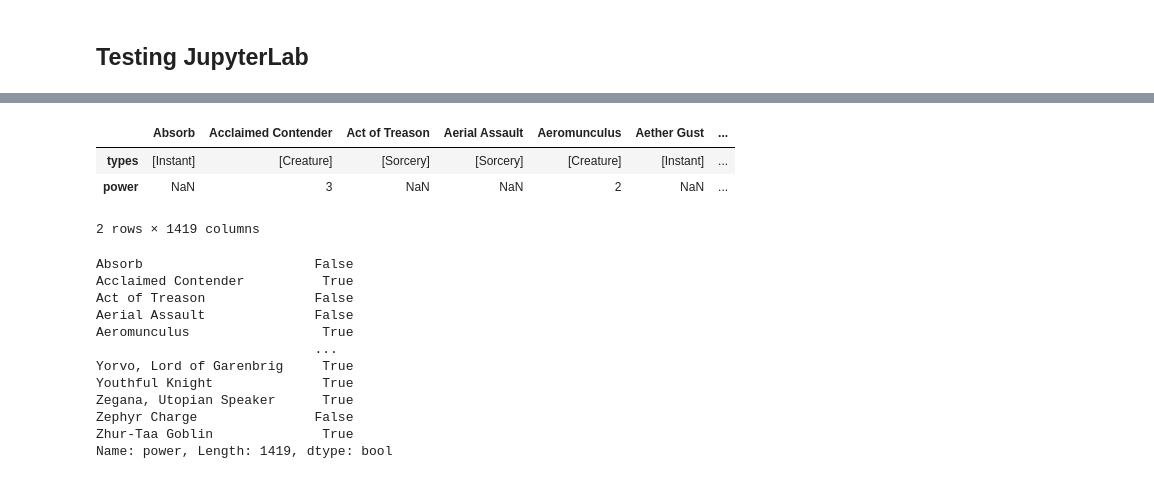
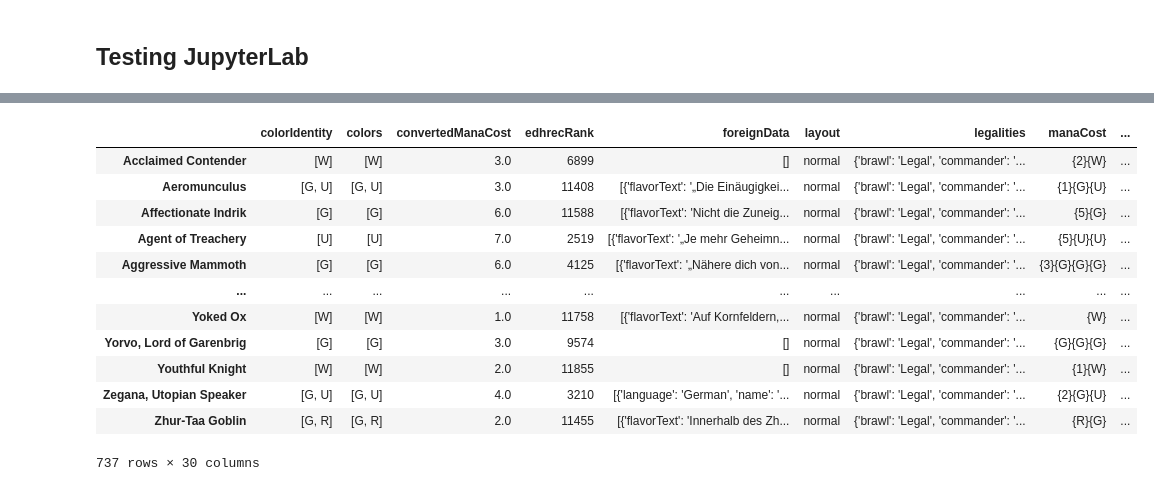
Before and after one commit to HSU-S21-CS232/P02-mc683, a Jupyter notebook: Untitled.ipynb, the cells around one changed output, grey strips where cells are left out. Drawn from its saved outputs; the diff is of its cells as text; code cells hidden in the pictures.

```diff
--- a/Untitled.ipynb
+++ b/Untitled.ipynb
@@ -28,27 +24,26 @@ magic_df
-# %%
-#Trying to get the types and powers together in one area.
-types_power = magic_df.loc[["types", "power"]]
-types_df = pd.DataFrame(types_power)
-types_df
-# %% [output]
-|  | Absorb | Acclaimed Contender | Act of Treason | Aerial Assault | Aeromunculus | Aether Gust | ... |
-| types | [Instant] | [Creature] | [Sorcery] | [Sorcery] | [Creature] | [Instant] | ... |
-| power | NaN | 3 | NaN | NaN | 2 | NaN | ... |
-2 rows × 1419 columns
-# %%
-#Attempting to remove all false values, no success.
-powers = (types_df.loc["power"] >= '0')
-powers
-# %% [output]
-Absorb                      False
-Acclaimed Contender          True
-Act of Treason              False
-Aerial Assault              False
-Aeromunculus                 True
-                            ...
-Yorvo, Lord of Garenbrig     True
-Youthful Knight              True
-Zegana, Utopian Speaker      True
-Zephyr Charge               False
-Zhur-Taa Goblin              True
-Name: power, Length: 1419, dtype: bool
+# %%
+#replaced all instances of * in the power column.
+magic_df["power"] = magic_df["power"].replace('*', 0)
+
+#pandas.to_numeric(arg, errors='raise', downcast=None)
+#Converted all powers from string to numbers.
+magic_df["power"] = pd.to_numeric(magic_df["power"])
+
+#Placed all creatures in here.
+creatures = magic_df[(magic_df["power"] >= 0)]
+
+creatures
+# %% [output]
+|  | colorIdentity | colors | convertedManaCost | edhrecRank | foreignData | layout | legalities | manaCost | ... |
+| Acclaimed Contender | [W] | [W] | 3.0 | 6899 | [] | normal | {'brawl': 'Legal', 'commander': '... | {2}{W} | ... |
+| Aeromunculus | [G, U] | [G, U] | 3.0 | 11408 | [{'flavorText': '„Die Einäugigkei... | normal | {'brawl': 'Legal', 'commander': '... | {1}{G}{U} | ... |
+| Affectionate Indrik | [G] | [G] | 6.0 | 11588 | [{'flavorText': 'Nicht die Zuneig... | normal | {'brawl': 'Legal', 'commander': '... | {5}{G} | ... |
+| Agent of Treachery | [U] | [U] | 7.0 | 2519 | [{'flavorText': '„Je mehr Geheimn... | normal | {'brawl': 'Legal', 'commander': '... | {5}{U}{U} | ... |
+| Aggressive Mammoth | [G] | [G] | 6.0 | 4125 | [{'flavorText': '„Nähere dich von... | normal | {'brawl': 'Legal', 'commander': '... | {3}{G}{G}{G} | ... |
+| ... | ... | ... | ... | ... | ... | ... | ... | ... | ... |
+| Yoked Ox | [W] | [W] | 1.0 | 11758 | [{'flavorText': 'Auf Kornfeldern,... | normal | {'brawl': 'Legal', 'commander': '... | {W} | ... |
+| Yorvo, Lord of Garenbrig | [G] | [G] | 3.0 | 9574 | [] | normal | {'brawl': 'Legal', 'commander': '... | {G}{G}{G} | ... |
+| Youthful Knight | [W] | [W] | 2.0 | 11855 | [] | normal | {'brawl': 'Legal', 'commander': '... | {1}{W} | ... |
+| Zegana, Utopian Speaker | [G, U] | [G, U] | 4.0 | 3210 | [{'language': 'German', 'name': '... | normal | {'brawl': 'Legal', 'commander': '... | {2}{G}{U} | ... |
+| Zhur-Taa Goblin | [G, R] | [G, R] | 2.0 | 11455 | [{'flavorText': 'Innerhalb des Zh... | normal | {'brawl': 'Legal', 'commander': '... | {R}{G} | ... |
+737 rows × 30 columns
```
Also changed, not shown: parts of 1 cell of this notebook.
